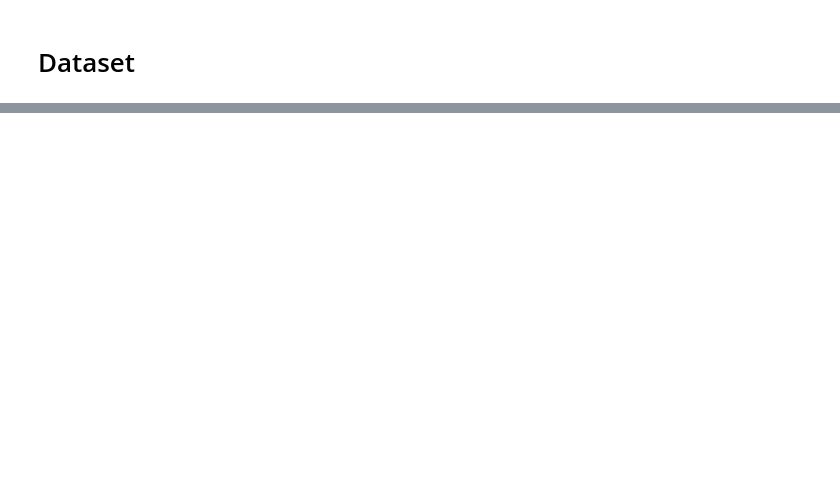
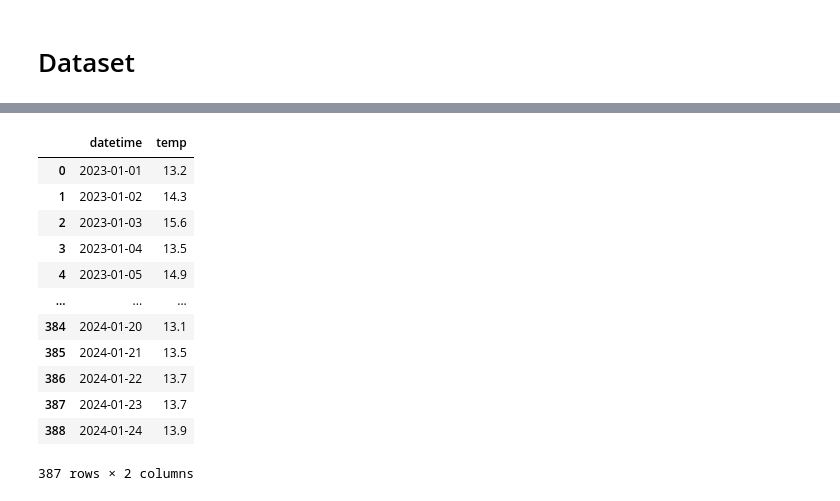
Before and after one commit to gabrieltorres519/Curso_ML_Python_Programador_IA, a Jupyter notebook: 4_Algoritmos_de_Regresión/2_Árboles_de_decisión.ipynb, the cells around one changed output, grey strips where cells are left out. Saved outputs shown, nothing was run; the diff lists cells and outputs as text; code cells hidden in the pictures; blank space fills up the shorter version.

```diff
--- a/4_Algoritmos_de_Regresión/2_Árboles_de_decisión.ipynb
+++ b/4_Algoritmos_de_Regresión/2_Árboles_de_decisión.ipynb
@@ -56,0 +72,19 @@ plt.legend
+# %%
+# Eliminamos el dato 164 y 166 (considerándolos como ouliers si deseamos)
+
+weather_filtered = weather_filtered.drop([164, 166])
+weather_filtered
+# %% [output]
+|  | datetime | temp |
+| 0 | 2023-01-01 | 13.2 |
+| 1 | 2023-01-02 | 14.3 |
+| 2 | 2023-01-03 | 15.6 |
+| 3 | 2023-01-04 | 13.5 |
+| 4 | 2023-01-05 | 14.9 |
+| ... | ... | ... |
+| 384 | 2024-01-20 | 13.1 |
+| 385 | 2024-01-21 | 13.5 |
+| 386 | 2024-01-22 | 13.7 |
+| 387 | 2024-01-23 | 13.7 |
+| 388 | 2024-01-24 | 13.9 |
+387 rows × 2 columns
```
Also changed, not shown: parts of 5 cells of this notebook, 1 other file.
